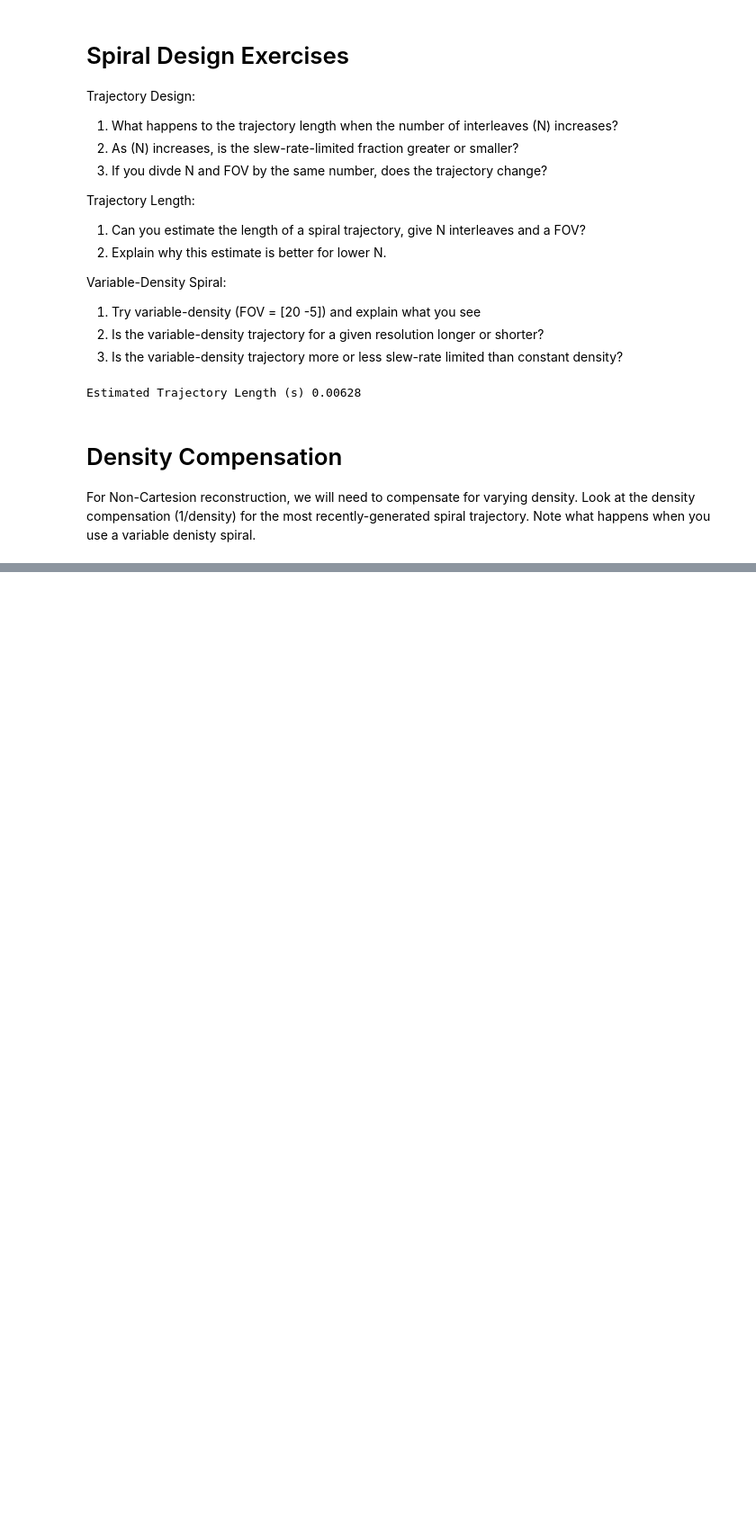
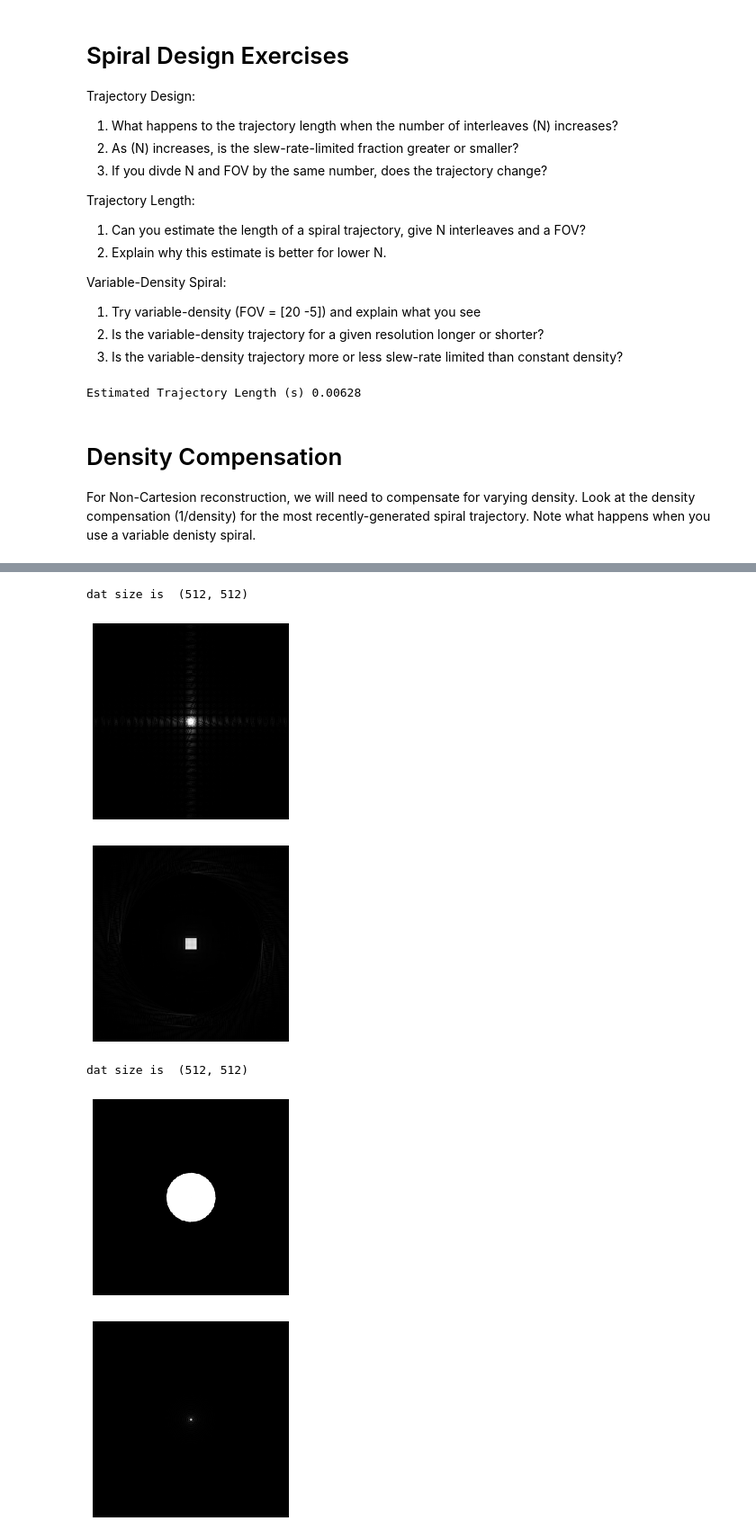
Before and after one commit to mribri999/MRSignalsSeqs, a Jupyter notebook: Python/Rad 229 - Class 15 Lecs11.ipynb, the cells around one changed output, grey strips where cells are left out. Shown at 90% size. Saved outputs shown, nothing was run; the diff lists cells and outputs as text; code cells hidden in the pictures; blank space fills up the shorter version.

```diff
--- a/Python/Rad 229 - Class 15 Lecs11.ipynb
+++ b/Python/Rad 229 - Class 15 Lecs11.ipynb
@@ -109,0 +176,21 @@ Shape of dcf (1116,)
+# %%
+dat = mrs.gridmat(ksp, kdat, dcf, gridsize=512)
+print("dat size is ",dat.shape)
+mrs.dispim(dat)  # looks the same
+im = mrs.ft(dat)
+mrs.dispim(im)   # zooms out
+
+kones = np.ones_like(kdat)
+dat = mrs.gridmat(ksp/4, kones, dcf, gridsize=512)
+print("dat size is ",dat.shape)
+mrs.dispim(dat)     # Gridded 1's
+im = mrs.ft(dat)
+imc = mrs.zpadcrop(im,(32,32))      # Crop to show PSF
+mrs.dispim(imc)                     # Show PSF
+# %% [output]
+dat size is  (512, 512)
+[figure, added]
+[figure, added]
+dat size is  (512, 512)
+[figure, added]
+[figure, added]
```
Also changed, not shown: parts of 7 cells of this notebook, 1 other file.
